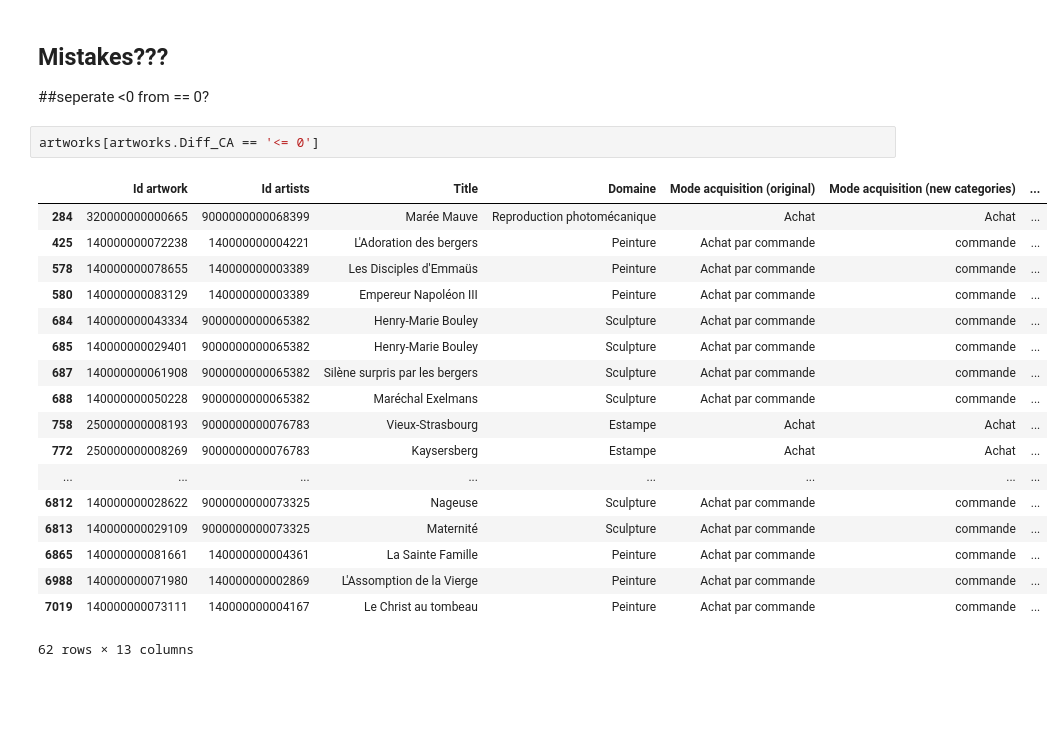
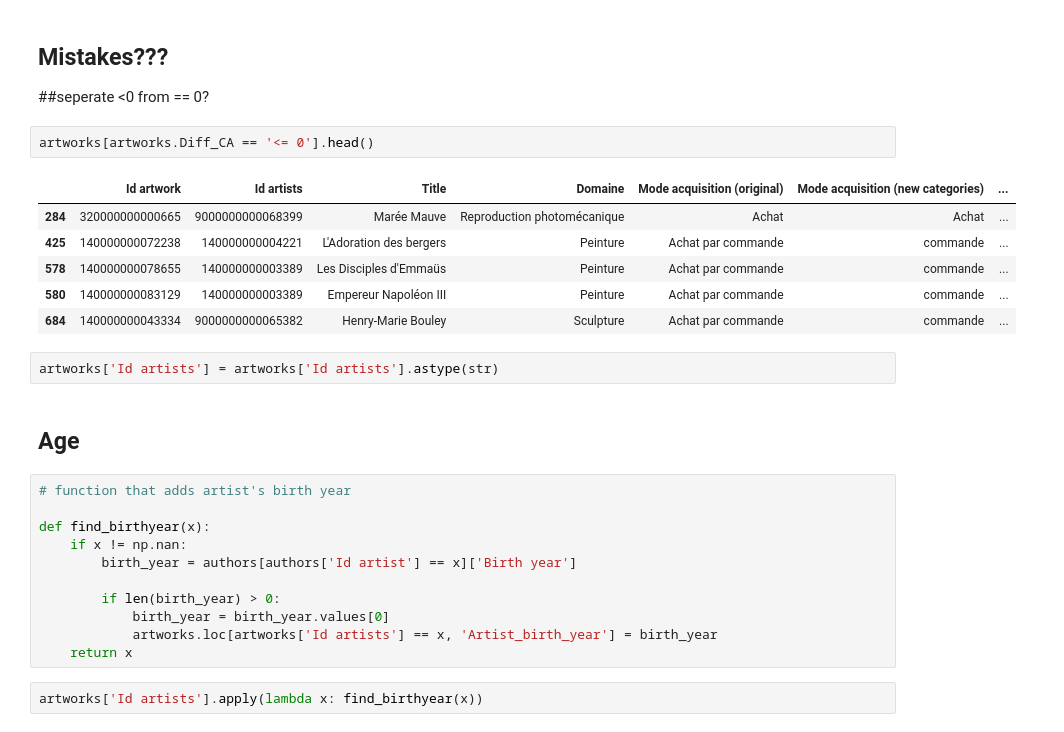
Before and after one commit to medialab/gender_art, a Jupyter notebook: Authors_Artworks_VideoMuseum.ipynb, the cells around one changed output. Saved outputs shown, nothing was run; the diff lists cells and outputs as text; blank space fills up the shorter version.

```diff
--- a/Authors_Artworks_VideoMuseum.ipynb
+++ b/Authors_Artworks_VideoMuseum.ipynb
@@ -560,23 +471,28 @@ plt.show()
 ## Mistakes???
 ##seperate <0 from == 0?
 # %%
-artworks[artworks.Diff_CA == '<= 0']
+artworks[artworks.Diff_CA == '<= 0'].head()
 # %% [output]
 |  | Id artwork | Id artists | Title | Domaine | Mode acquisition (original) | Mode acquisition (new categories) | ... |
 | 284 | 320000000000665 | 9000000000068399 | Marée Mauve | Reproduction photomécanique | Achat | Achat | ... |
 | 425 | 140000000072238 | 140000000004221 | L'Adoration des bergers | Peinture | Achat par commande | commande | ... |
 | 578 | 140000000078655 | 140000000003389 | Les Disciples d'Emmaüs | Peinture | Achat par commande | commande | ... |
 | 580 | 140000000083129 | 140000000003389 | Empereur Napoléon III | Peinture | Achat par commande | commande | ... |
 | 684 | 140000000043334 | 9000000000065382 | Henry-Marie Bouley | Sculpture | Achat par commande | commande | ... |
-| 685 | 140000000029401 | 9000000000065382 | Henry-Marie Bouley | Sculpture | Achat par commande | commande | ... |
-| 687 | 140000000061908 | 9000000000065382 | Silène surpris par les bergers | Sculpture | Achat par commande | commande | ... |
-| 688 | 140000000050228 | 9000000000065382 | Maréchal Exelmans | Sculpture | Achat par commande | commande | ... |
-| 758 | 250000000008193 | 9000000000076783 | Vieux-Strasbourg | Estampe | Achat | Achat | ... |
-| 772 | 250000000008269 | 9000000000076783 | Kaysersberg | Estampe | Achat | Achat | ... |
-| ... | ... | ... | ... | ... | ... | ... | ... |
-| 6812 | 140000000028622 | 9000000000073325 | Nageuse | Sculpture | Achat par commande | commande | ... |
-| 6813 | 140000000029109 | 9000000000073325 | Maternité | Sculpture | Achat par commande | commande | ... |
-| 6865 | 140000000081661 | 140000000004361 | La Sainte Famille | Peinture | Achat par commande | commande | ... |
-| 6988 | 140000000071980 | 140000000002869 | L'Assomption de la Vierge | Peinture | Achat par commande | commande | ... |
-| 7019 | 140000000073111 | 140000000004167 | Le Christ au tombeau | Peinture | Achat par commande | commande | ... |
-62 rows × 13 columns
+# %%
+artworks['Id artists'] = artworks['Id artists'].astype(str)
+# %% [markdown]
+## Age
+# %%
+# function that adds artist's birth year
+
+def find_birthyear(x):
+    if x != np.nan:
+        birth_year = authors[authors['Id artist'] == x]['Birth year']
+
+        if len(birth_year) > 0:
+            birth_year = birth_year.values[0]
+            artworks.loc[artworks['Id artists'] == x, 'Artist_birth_year'] = birth_year
+    return x
+# %%
+artworks['Id artists'].apply(lambda x: find_birthyear(x))
```
Also changed, not shown: parts of 26 cells of this notebook, 5 other files.
